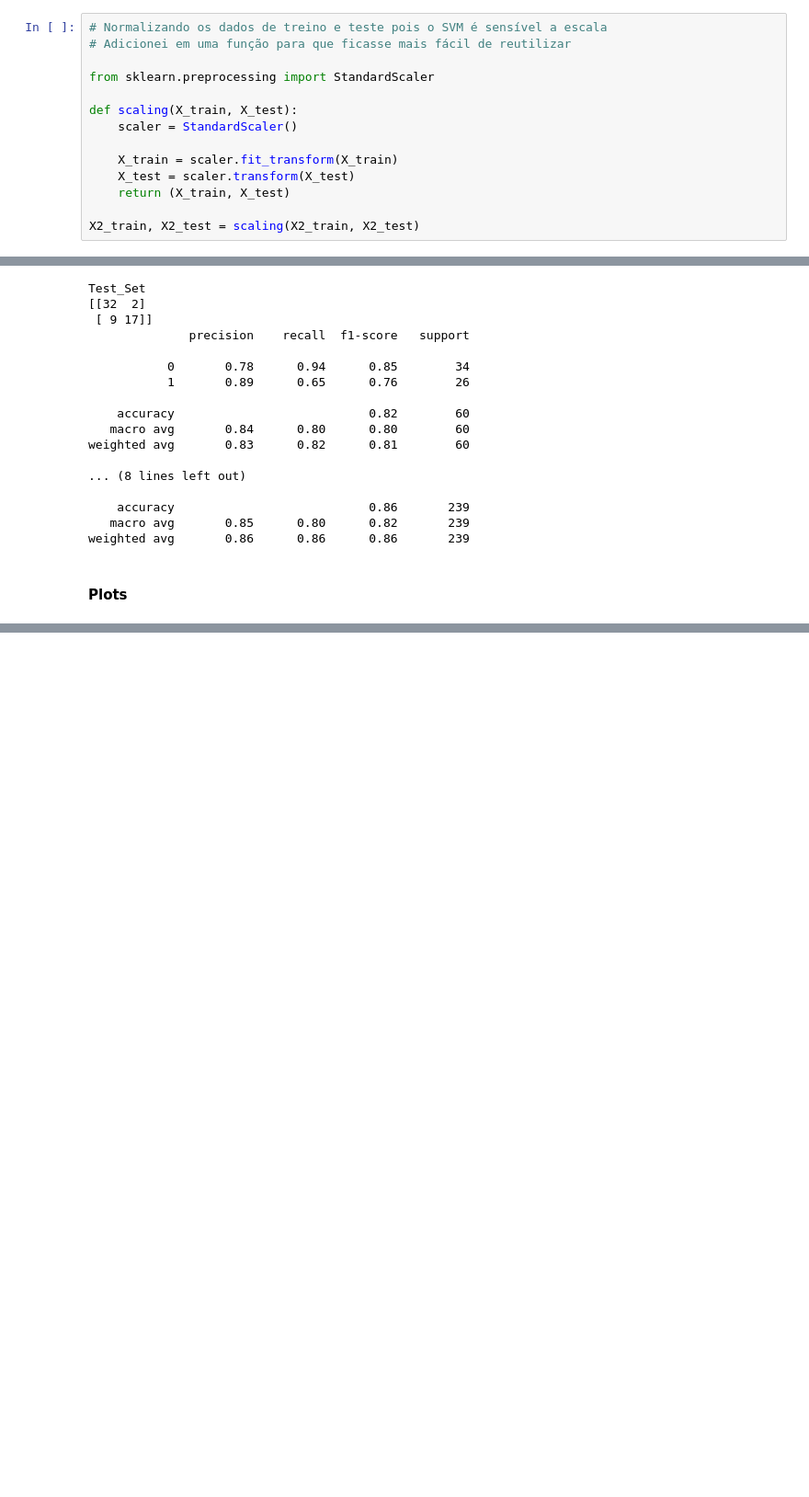
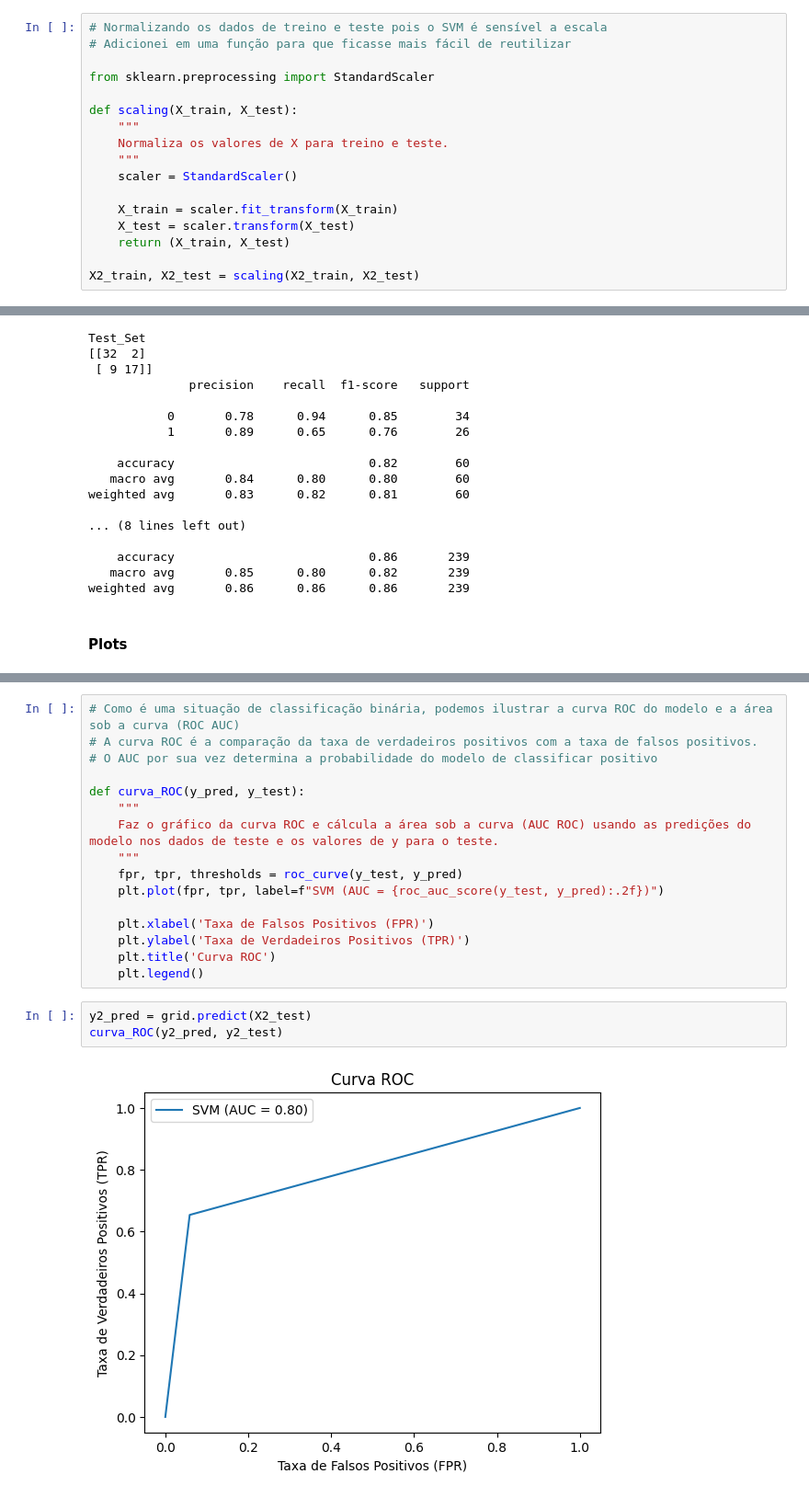
Before and after one commit to JoaoGabrielTN/Pratica-SVM, a Jupyter notebook: Data_Analysis.ipynb, the cells around one changed output, grey strips where cells are left out. Shown at 92% size. Drawn from its saved outputs; the diff is of its cells as text; blank space fills up the shorter version.

Commit message:
Dev: Criei a curva ROC e calculei o AUC ROC do modelo

```diff
--- a/Data_Analysis.ipynb
+++ b/Data_Analysis.ipynb
@@ -224,6 +224,9 @@ X2_train, X2_test, y2_train, y2_test = train_test_split(X2, y, test_size=0.2, ra
 from sklearn.preprocessing import StandardScaler
 
 def scaling(X_train, X_test):
+    """
+    Normaliza os valores de X para treino e teste.
+    """
     scaler = StandardScaler()
 
     X_train = scaler.fit_transform(X_train)
@@ -290,0 +296,21 @@ weighted avg       0.86      0.86      0.86       239
+# %%
+# Como é uma situação de classificação binária, podemos ilustrar a curva ROC do modelo e a área sob a curva (ROC AUC)
+# A curva ROC é a comparação da taxa de verdadeiros positivos com a taxa de falsos positivos.
+# O AUC por sua vez determina a probabilidade do modelo de classificar positivo
+
+def curva_ROC(y_pred, y_test):
+    """
+    Faz o gráfico da curva ROC e cálcula a área sob a curva (AUC ROC) usando as predições do modelo nos dados de teste e os valores de y para o teste.
+    """
+    fpr, tpr, thresholds = roc_curve(y_test, y_pred)
+    plt.plot(fpr, tpr, label=f"SVM (AUC = {roc_auc_score(y_test, y_pred):.2f})")
+
+    plt.xlabel('Taxa de Falsos Positivos (FPR)')
+    plt.ylabel('Taxa de Verdadeiros Positivos (TPR)')
+    plt.title('Curva ROC')
+    plt.legend()
+# %%
+y2_pred = grid.predict(X2_test)
+curva_ROC(y2_pred, y2_test)
+# %% [output]
+[figure, added]
```
Also changed, not shown: parts of 2 cells of this notebook.
